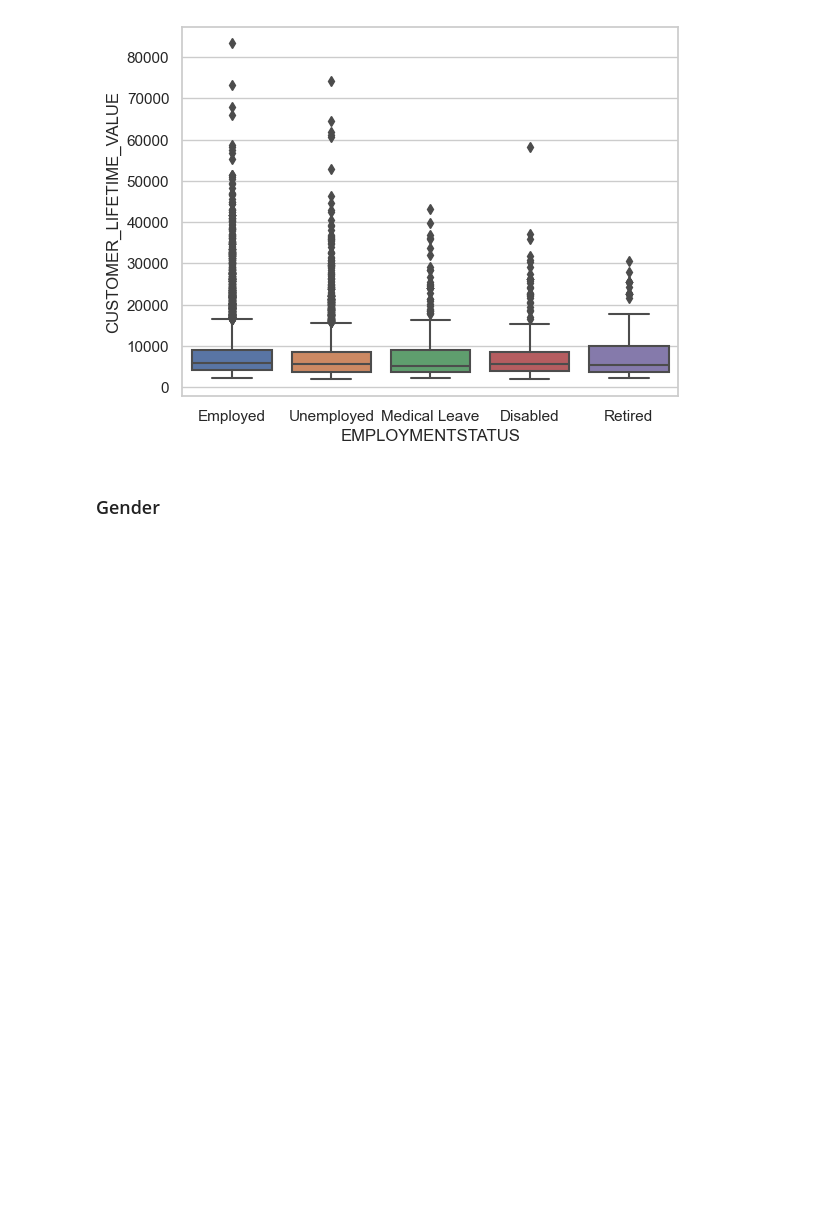
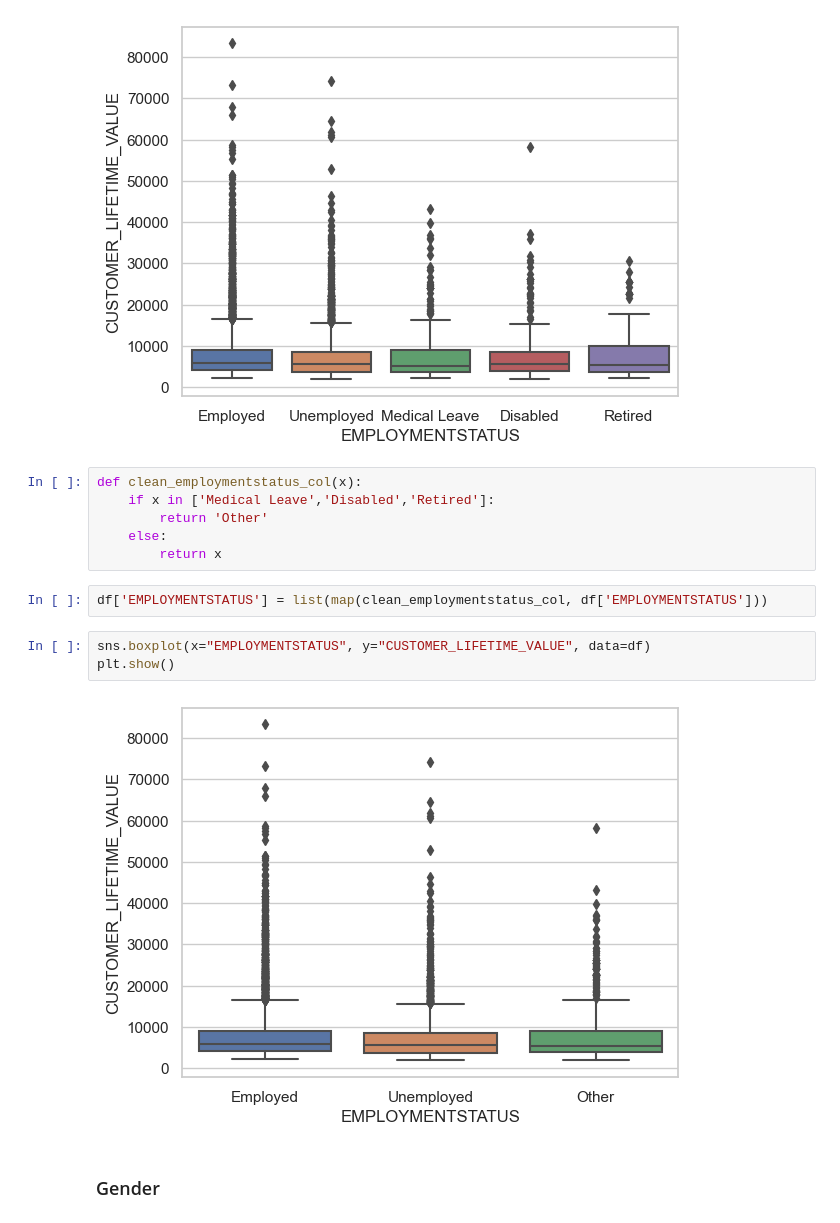
Before and after one commit to pepejzb/lab-cleaning-categorical-data, a Jupyter notebook: files_for_lab/LAB_4.2.ipynb, the cells around one changed output. Saved outputs shown, nothing was run; the diff lists cells and outputs as text; blank space fills up the shorter version.

```diff
--- a/files_for_lab/LAB_4.2.ipynb
+++ b/files_for_lab/LAB_4.2.ipynb
@@ -187,6 +187,19 @@ Retired           282
 Name: EMPLOYMENTSTATUS, dtype: int64
 Data Distribution
 [figure]
+# %%
+def clean_employmentstatus_col(x):
+    if x in ['Medical Leave','Disabled','Retired']:
+        return 'Other'
+    else:
+        return x
+# %%
+df['EMPLOYMENTSTATUS'] = list(map(clean_employmentstatus_col, df['EMPLOYMENTSTATUS']))
+# %%
+sns.boxplot(x="EMPLOYMENTSTATUS", y="CUSTOMER_LIFETIME_VALUE", data=df)
+plt.show()
+# %% [output]
+[figure, added]
 # %% [markdown]
 ### Gender
 # %%
```
Also changed, not shown: parts of 5 cells of this notebook.
